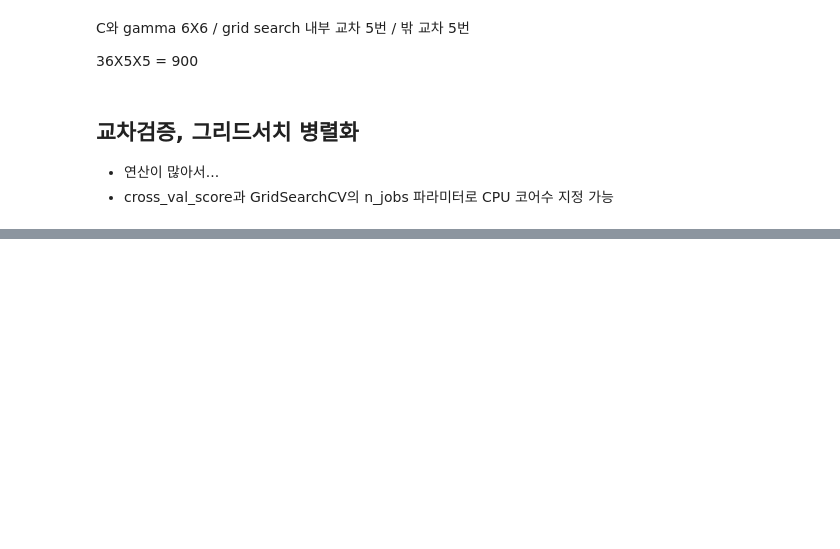
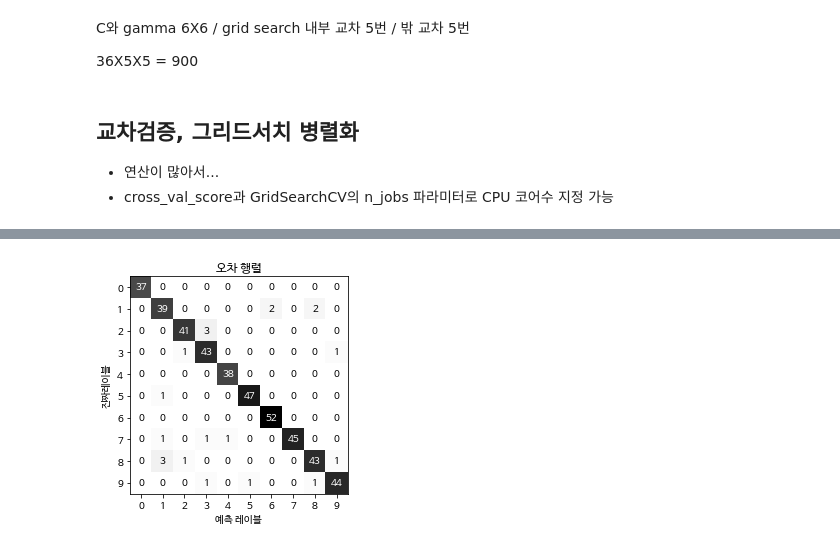
Before and after one commit to comet08/Machine_Learning, a Jupyter notebook: 9주차/ModelEvaluation.ipynb, the cells around one changed output, grey strips where cells are left out. Saved outputs shown, nothing was run; the diff lists cells and outputs as text; code cells hidden in the pictures; blank space fills up the shorter version.

```diff
--- a/9주차/ModelEvaluation.ipynb
+++ b/9주차/ModelEvaluation.ipynb
@@ -510,0 +805,15 @@ C와 gamma 6X6 / grid search 내부 교차 5번 / 밖 교차 5번
+# %%
+from sklearn.metrics import accuracy_score
+
+
+
+X_train, X_test ,y_train, y_test = train_test_split(
+        digits.data, digits.target, random_state=0)
+
+lr = LogisticRegression(solver='liblinear', multi_class='ovr').fit(X_train, y_train)
+
+pred = lr.predict(X_test)
+
+print("정확도 = ", lr.score(X_test, y_test))
+
+print("오차 행렬 : \n", confusion_matrix(y_test, pred))
@@ -510,0 +833,11 @@ C와 gamma 6X6 / grid search 내부 교차 5번 / 밖 교차 5번
+# %%
+score_image = mglearn.tools.heatmap(
+    confusion_matrix(y_test, pred), xlabel="예측 레이블",
+    ylabel="진짜레이블", xticklabels=digits.target_names,
+    yticklabels=digits.target_names, cmap=plt.cm.gray_r, fmt='%d'
+    )
+
+plt.title("오차 행렬")
+plt.gca().invert_yaxis()
+# %% [output]
+[figure, added]
```
Also changed, not shown: parts of 39 cells of this notebook.
